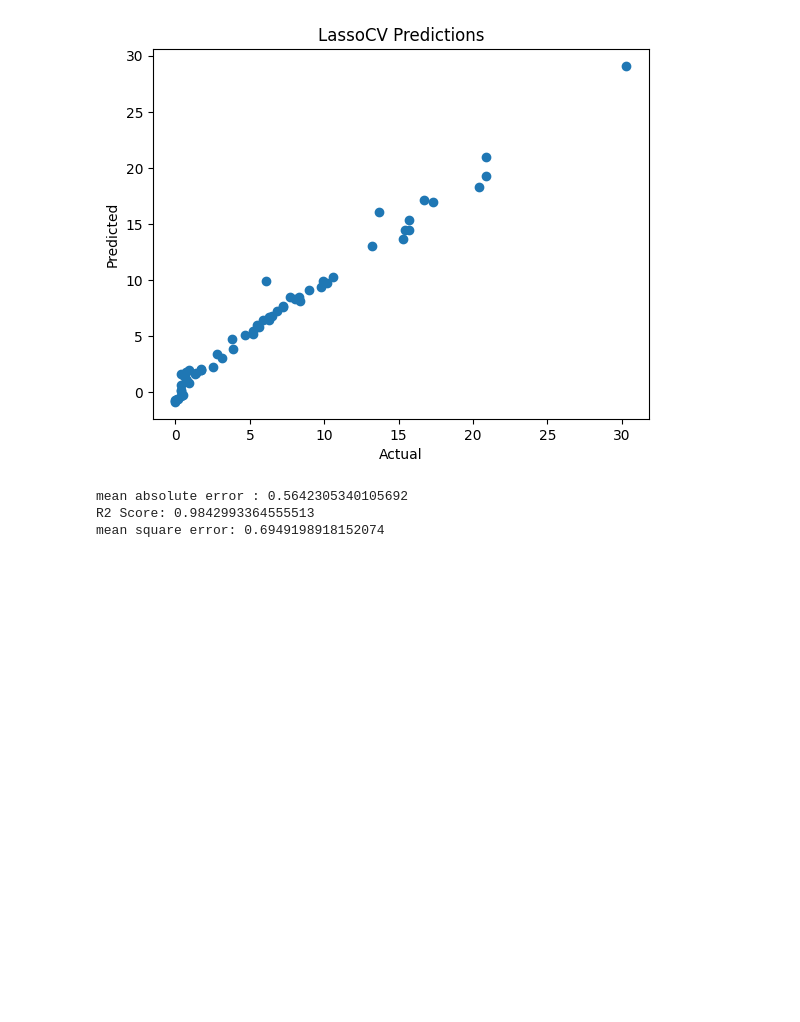
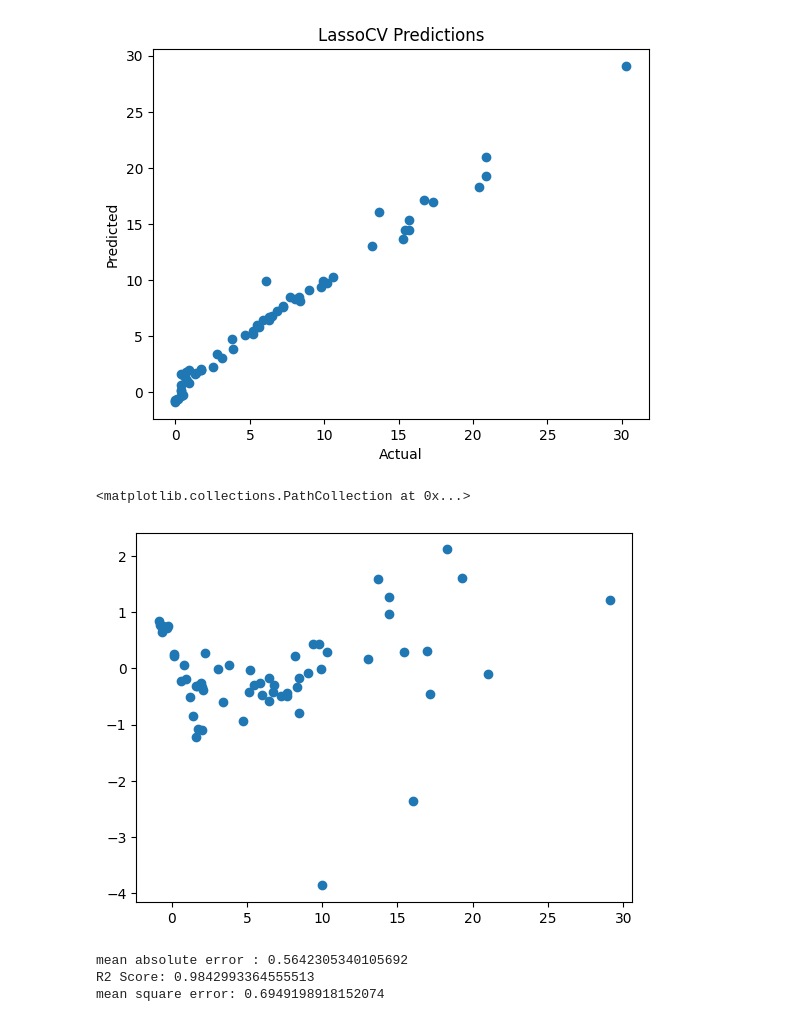
Before and after one commit to yashshahi/Machine_learn, a Jupyter notebook: Linear Regression/model_training_algerian.ipynb, the cells around one changed output. Saved outputs shown, nothing was run; the diff lists cells and outputs as text; code cells hidden in the pictures; blank space fills up the shorter version.

```diff
--- a/Linear Regression/model_training_algerian.ipynb
+++ b/Linear Regression/model_training_algerian.ipynb
@@ -298,6 +298,13 @@ mean absolute error : 0.619970115826343
 R2 Score: 0.9820946715928275
 mean square error: 0.792499555474362
 [figure]
+# %%
+residuals=y_test-y_pred
+# %%
+plt.scatter(y_pred,residuals)
+# %% [output]
+<matplotlib.collections.PathCollection at 0x...>
+[figure, added]
 # %%
 #ridge regression model
 
```
Also changed, not shown: parts of 7 cells of this notebook, 5 other files.
